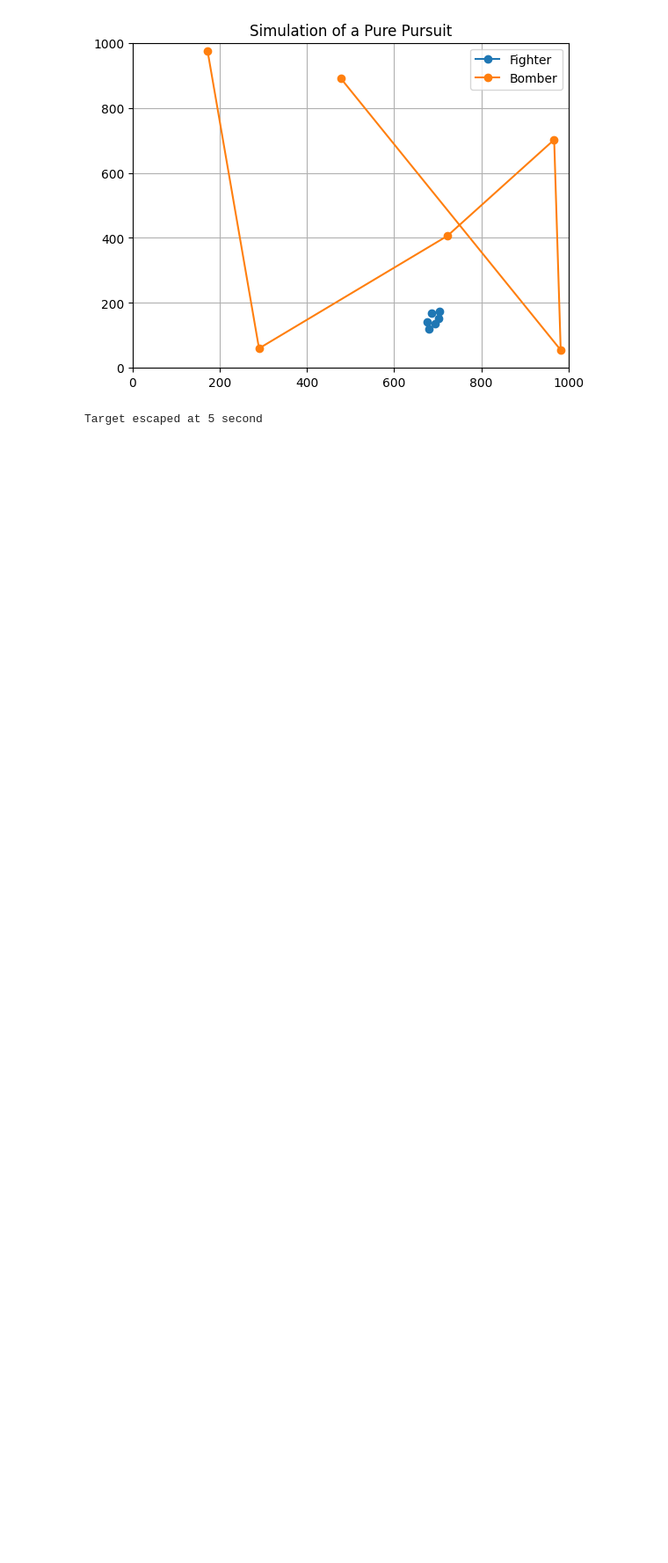
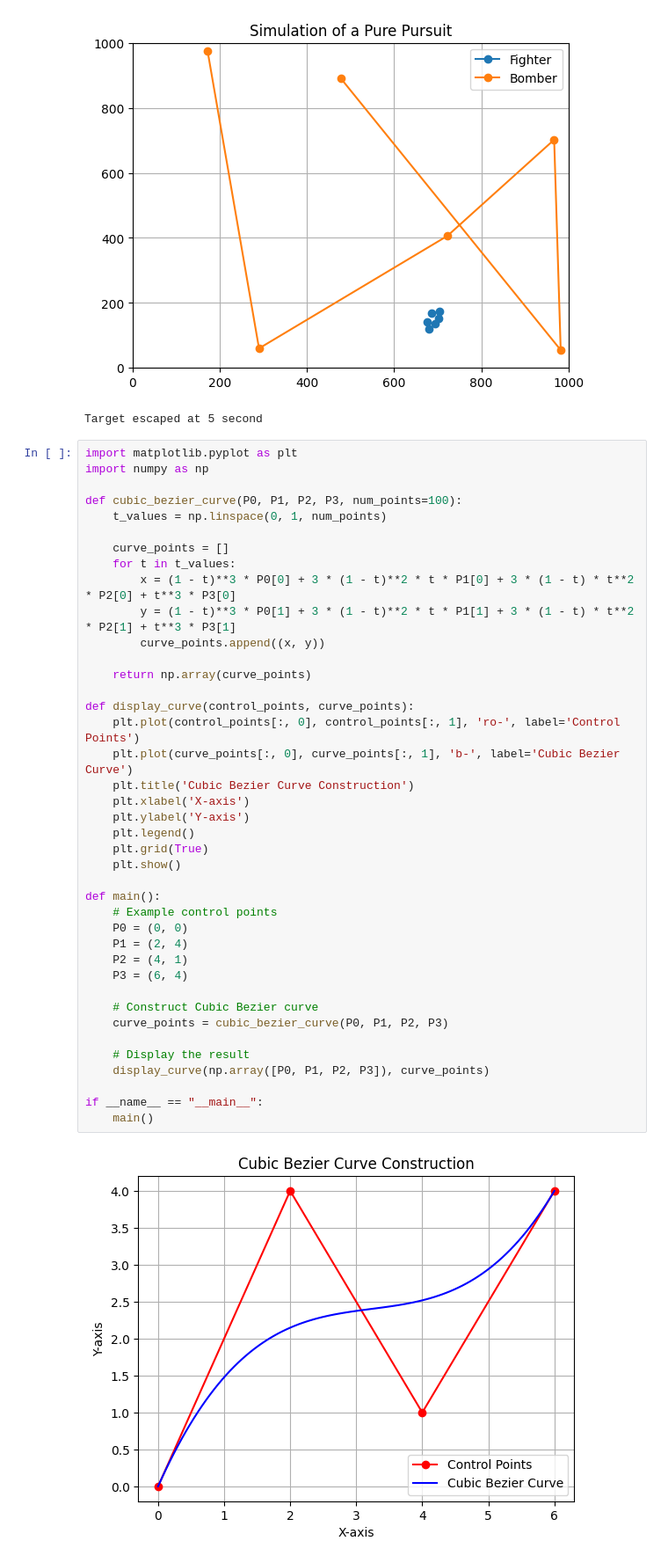
Before and after one commit to fahimahammed/computer-simulation-and-modeling, a Jupyter notebook: test.ipynb, the cells around one changed output. Shown: that part at 88% size. Saved outputs shown, nothing was run; the diff lists cells and outputs as text; blank space fills up the shorter version.

Commit message:
bezier curve problem solve

```diff
--- a/test.ipynb
+++ b/test.ipynb
@@ -62,3 +62,45 @@ pure_pursuit(xb, yb, xf, yf, fighter_speed)
 [figure]
 [figure]
 Target escaped at 5 second
+# %%
+import matplotlib.pyplot as plt
+import numpy as np
+
+def cubic_bezier_curve(P0, P1, P2, P3, num_points=100):
+    t_values = np.linspace(0, 1, num_points)
+
+    curve_points = []
+    for t in t_values:
+        x = (1 - t)**3 * P0[0] + 3 * (1 - t)**2 * t * P1[0] + 3 * (1 - t) * t**2 * P2[0] + t**3 * P3[0]
+        y = (1 - t)**3 * P0[1] + 3 * (1 - t)**2 * t * P1[1] + 3 * (1 - t) * t**2 * P2[1] + t**3 * P3[1]
+        curve_points.append((x, y))
+
+    return np.array(curve_points)
+
+def display_curve(control_points, curve_points):
+    plt.plot(control_points[:, 0], control_points[:, 1], 'ro-', label='Control Points')
+    plt.plot(curve_points[:, 0], curve_points[:, 1], 'b-', label='Cubic Bezier Curve')
+    plt.title('Cubic Bezier Curve Construction')
+    plt.xlabel('X-axis')
+    plt.ylabel('Y-axis')
+    plt.legend()
+    plt.grid(True)
+    plt.show()
+
+def main():
+    # Example control points
+    P0 = (0, 0)
+    P1 = (2, 4)
+    P2 = (4, 1)
+    P3 = (6, 4)
+
+    # Construct Cubic Bezier curve
+    curve_points = cubic_bezier_curve(P0, P1, P2, P3)
+
+    # Display the result
+    display_curve(np.array([P0, P1, P2, P3]), curve_points)
+
+if __name__ == "__main__":
+    main()
+# %% [output]
+[figure, added]
```
Also changed, not shown: 1 other file.
